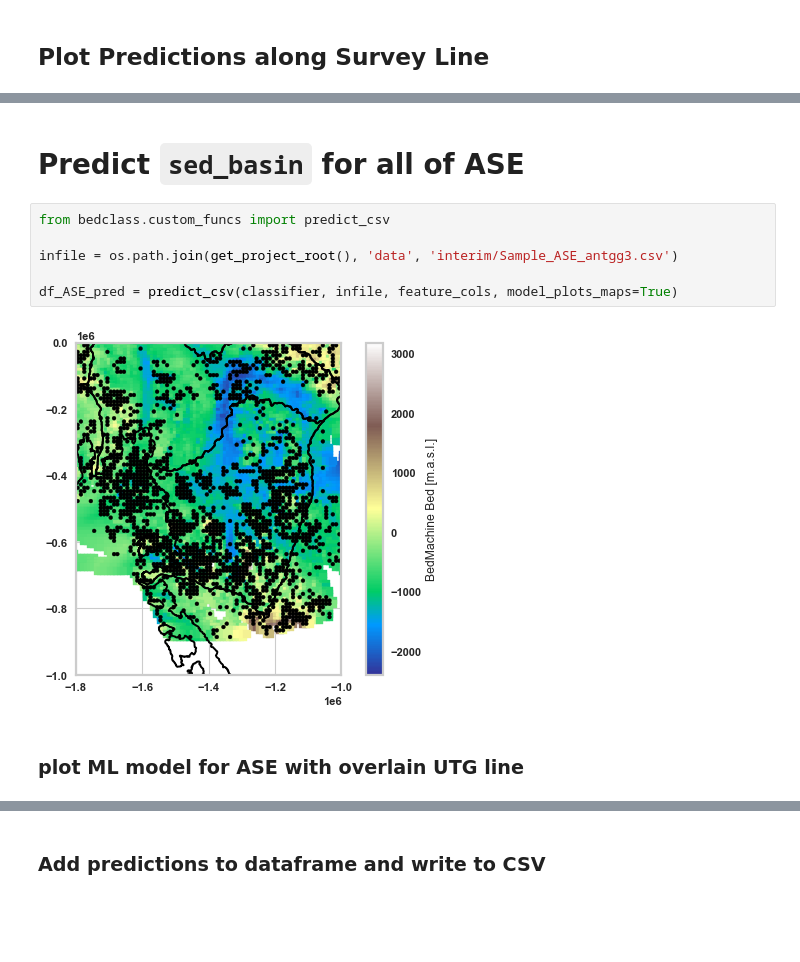
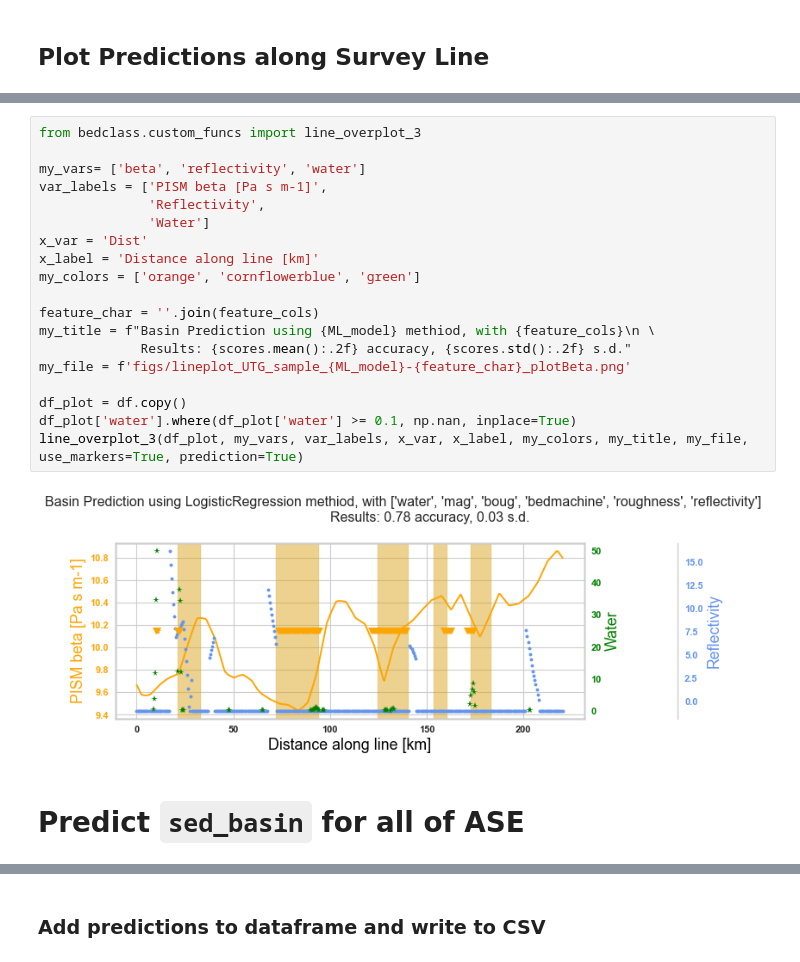
Before and after one commit to porterdf/bedclass, a Jupyter notebook: notebooks/03-basic_ML_UpperThwaites-line.ipynb, the cells around one changed output, grey strips where cells are left out. Cells and saved outputs as stored; diff of their text form; blank space fills up the shorter version.

```diff
--- a/notebooks/03-basic_ML_UpperThwaites-line.ipynb
+++ b/notebooks/03-basic_ML_UpperThwaites-line.ipynb
@@ -109,12 +115,23 @@ line_overplot_3(df, my_vars, var_labels, x_var, x_label, my_colors, my_file, pre
+# %%
+from bedclass.custom_funcs import line_overplot_3
+
+my_vars= ['beta', 'reflectivity', 'water']
+var_labels = ['PISM beta [Pa s m-1]',
+              'Reflectivity',
+              'Water']
+x_var = 'Dist'
+x_label = 'Distance along line [km]'
+my_colors = ['orange', 'cornflowerblue', 'green']
+
+feature_char = ''.join(feature_cols)
+my_title = f"Basin Prediction using {ML_model} methiod, with {feature_cols}\n \
+             Results: {scores.mean():.2f} accuracy, {scores.std():.2f} s.d."
+my_file = f'figs/lineplot_UTG_sample_{ML_model}-{feature_char}_plotBeta.png'
+
+df_plot = df.copy()
+df_plot['water'].where(df_plot['water'] >= 0.1, np.nan, inplace=True)
+line_overplot_3(df_plot, my_vars, var_labels, x_var, x_label, my_colors, my_title, my_file, use_markers=True, prediction=True)
+# %% [output]
+[figure, added]
 # %% [markdown]
 # Predict `sed_basin` for all of ASE
-# %%
-from bedclass.custom_funcs import predict_csv
-
-infile = os.path.join(get_project_root(), 'data', 'interim/Sample_ASE_antgg3.csv')
-
-df_ASE_pred = predict_csv(classifier, infile, feature_cols, model_plots_maps=True)
-# %% [output]
-[figure, removed]
-# %% [markdown]
-### plot ML model for ASE with overlain UTG line
```
Also changed, not shown: parts of 14 cells of this notebook, 31 other files.
